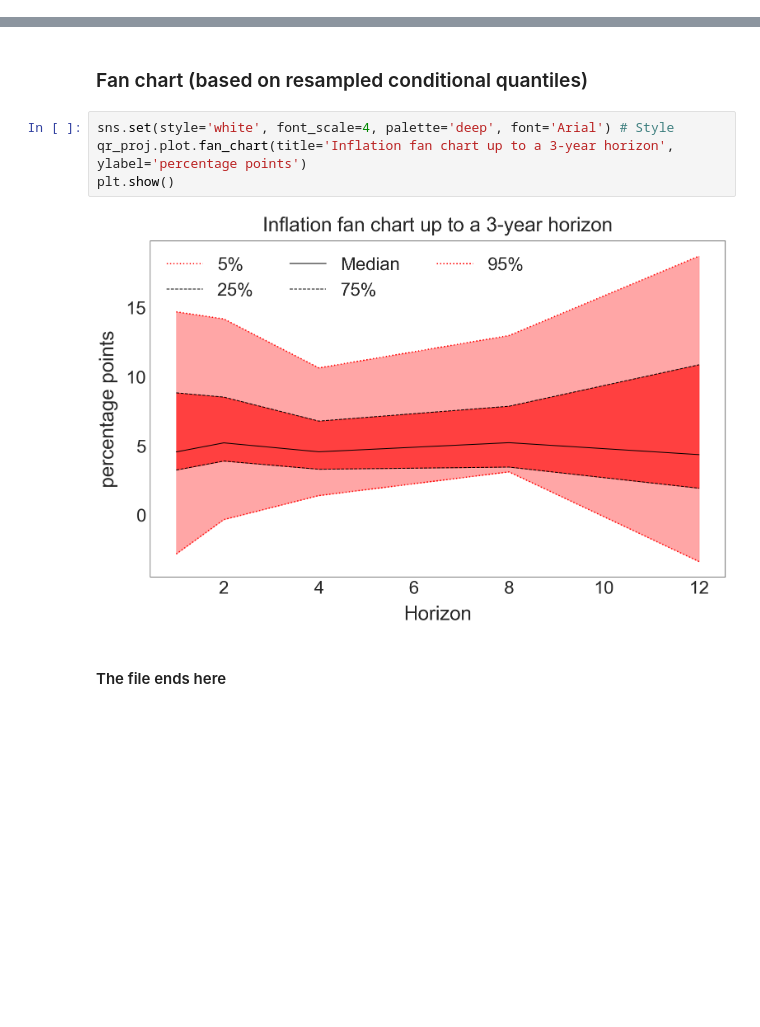
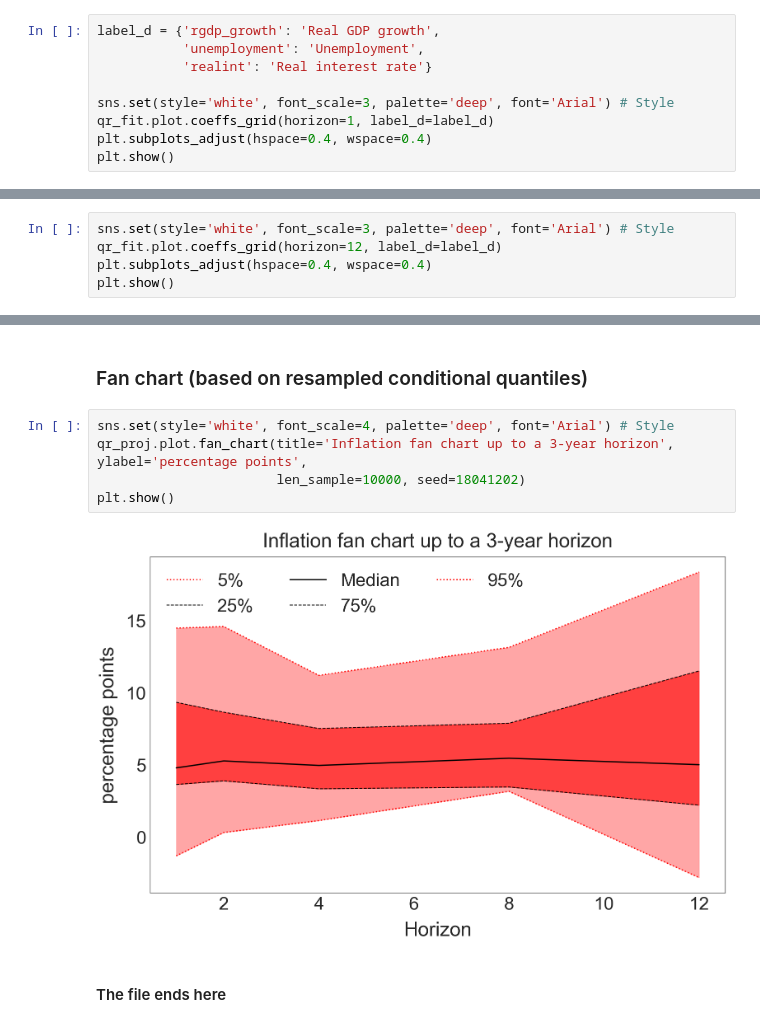
Before and after one commit to romainlafarguette/quantileproj, a Jupyter notebook: Local Quantile Projections.ipynb, the cells around one changed output, grey strips where cells are left out. Drawn from its saved outputs; the diff is of its cells as text; blank space fills up the shorter version.

Commit message:
Add quantile coefficient plots

```diff
--- a/Local Quantile Projections.ipynb
+++ b/Local Quantile Projections.ipynb
@@ -117,0 +110,9 @@ qr_fit = qr.fit(quantile_l=quantile_l, alpha=0.05)
+# %%
+label_d = {'rgdp_growth': 'Real GDP growth',
+           'unemployment': 'Unemployment',
+           'realint': 'Real interest rate'}
+
+sns.set(style='white', font_scale=3, palette='deep', font='Arial') # Style
+qr_fit.plot.coeffs_grid(horizon=1, label_d=label_d)
+plt.subplots_adjust(hspace=0.4, wspace=0.4)
+plt.show()
@@ -117,0 +121,5 @@ qr_fit = qr.fit(quantile_l=quantile_l, alpha=0.05)
+# %%
+sns.set(style='white', font_scale=3, palette='deep', font='Arial') # Style
+qr_fit.plot.coeffs_grid(horizon=12, label_d=label_d)
+plt.subplots_adjust(hspace=0.4, wspace=0.4)
+plt.show()
@@ -127,9 +137,10 @@ plt.show()
 ### Fan chart (based on resampled conditional quantiles)
 # %%
 sns.set(style='white', font_scale=4, palette='deep', font='Arial') # Style
-qr_proj.plot.fan_chart(title='Inflation fan chart up to a 3-year horizon', ylabel='percentage points')
+qr_proj.plot.fan_chart(title='Inflation fan chart up to a 3-year horizon', ylabel='percentage points',
+                       len_sample=10000, seed=18041202)
 plt.show()
 # %% [output]
-[figure, old version]
+[figure, new version]
 # %% [markdown]
 #### The file ends here
```
Also changed, not shown: parts of 4 cells of this notebook.
